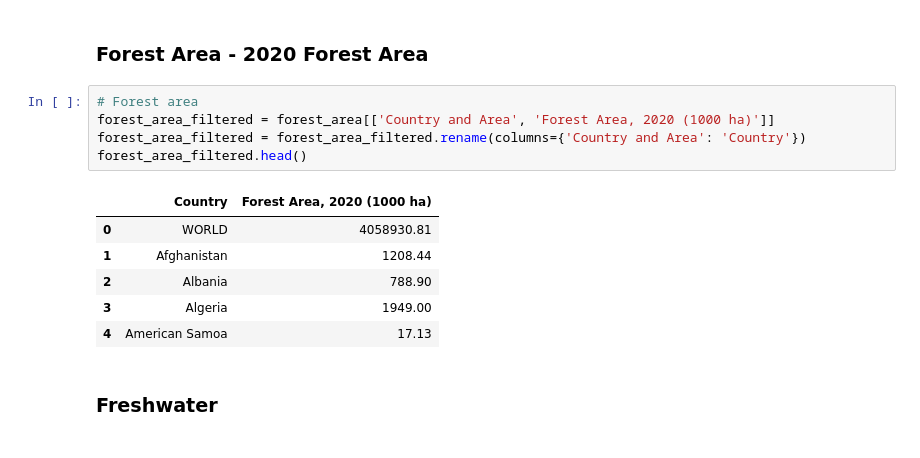
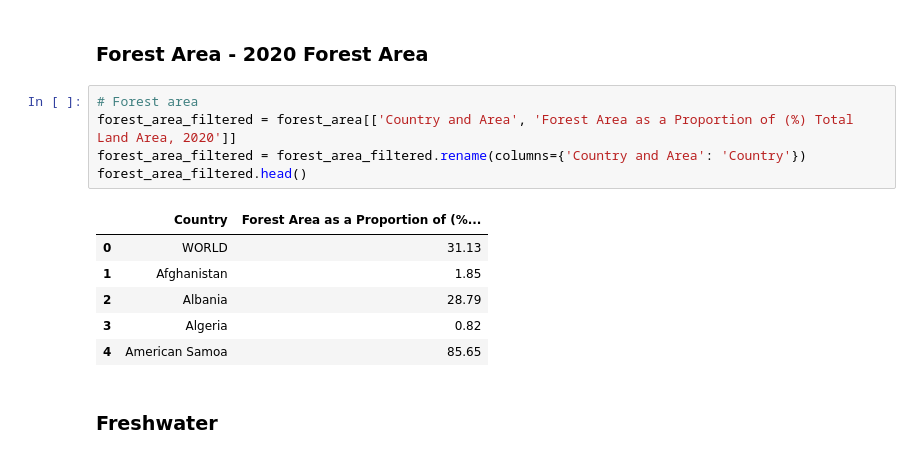
Before and after one commit to luanakimley/low-carbon-development-composite-index, a Jupyter notebook: data_cleaning.ipynb, the cells around one changed output. Cells and saved outputs as stored; diff of their text form.

```diff
--- a/data_cleaning.ipynb
+++ b/data_cleaning.ipynb
@@ -21,16 +21,16 @@ This is done based on the theoretical framework. As the datasets I have mostly e
 ### Forest Area - 2020 Forest Area
 # %%
 # Forest area
-forest_area_filtered = forest_area[['Country and Area', 'Forest Area, 2020 (1000 ha)']]
+forest_area_filtered = forest_area[['Country and Area', 'Forest Area as a Proportion of (%) Total Land Area, 2020']]
 forest_area_filtered = forest_area_filtered.rename(columns={'Country and Area': 'Country'})
 forest_area_filtered.head()
 # %% [output]
-|  | Country | Forest Area, 2020 (1000 ha) |
-| 0 | WORLD | 4058930.81 |
-| 1 | Afghanistan | 1208.44 |
-| 2 | Albania | 788.90 |
-| 3 | Algeria | 1949.00 |
-| 4 | American Samoa | 17.13 |
+|  | Country | Forest Area as a Proportion of (%... |
+| 0 | WORLD | 31.13 |
+| 1 | Afghanistan | 1.85 |
+| 2 | Albania | 28.79 |
+| 3 | Algeria | 0.82 |
+| 4 | American Samoa | 85.65 |
 # %% [markdown]
 ### Freshwater
 # %%
```
Also changed, not shown: parts of 19 cells of this notebook, 2 other files.
